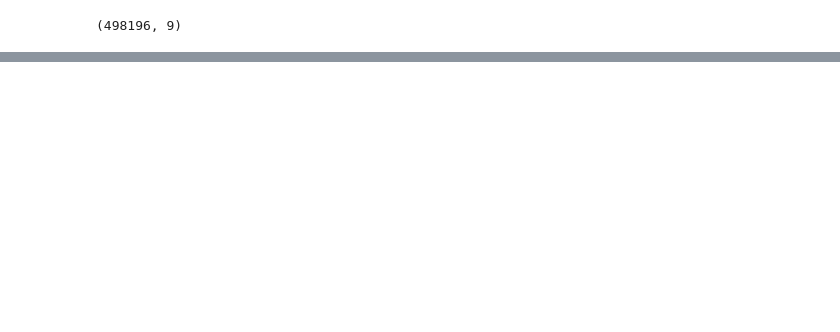
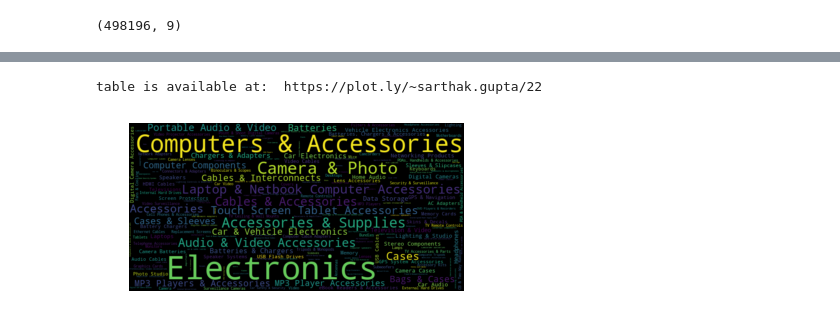
Before and after one commit to sarthakTUM/Amazon-Mining, a Jupyter notebook: notebooks/Exploratory Data Analysis - Metadata .ipynb, the cells around one changed output, grey strips where cells are left out. Drawn from its saved outputs; the diff is of its cells as text; code cells hidden in the pictures; blank space fills up the shorter version.

```diff
--- a/notebooks/Exploratory Data Analysis - Metadata .ipynb
+++ b/notebooks/Exploratory Data Analysis - Metadata .ipynb
@@ -52,0 +140,3 @@ left=21.99, right=21.99
+# %%
+cloud = WordCloud(width=700, height=500)
+c = cloud.generate_from_frequencies(tupled)
@@ -52,0 +158,11 @@ left=21.99, right=21.99
+# %%
+print('table is available at: ', url_cat_freq)
+# %% [output]
+table is available at:  https://plot.ly/~sarthak.gupta/22
+# %%
+plt.figure()
+plt.imshow(cloud, interpolation="bilinear")
+plt.axis("off")
+plt.show()
+# %% [output]
+[figure, added]
```
Also changed, not shown: parts of 26 cells of this notebook, 3 other files.
